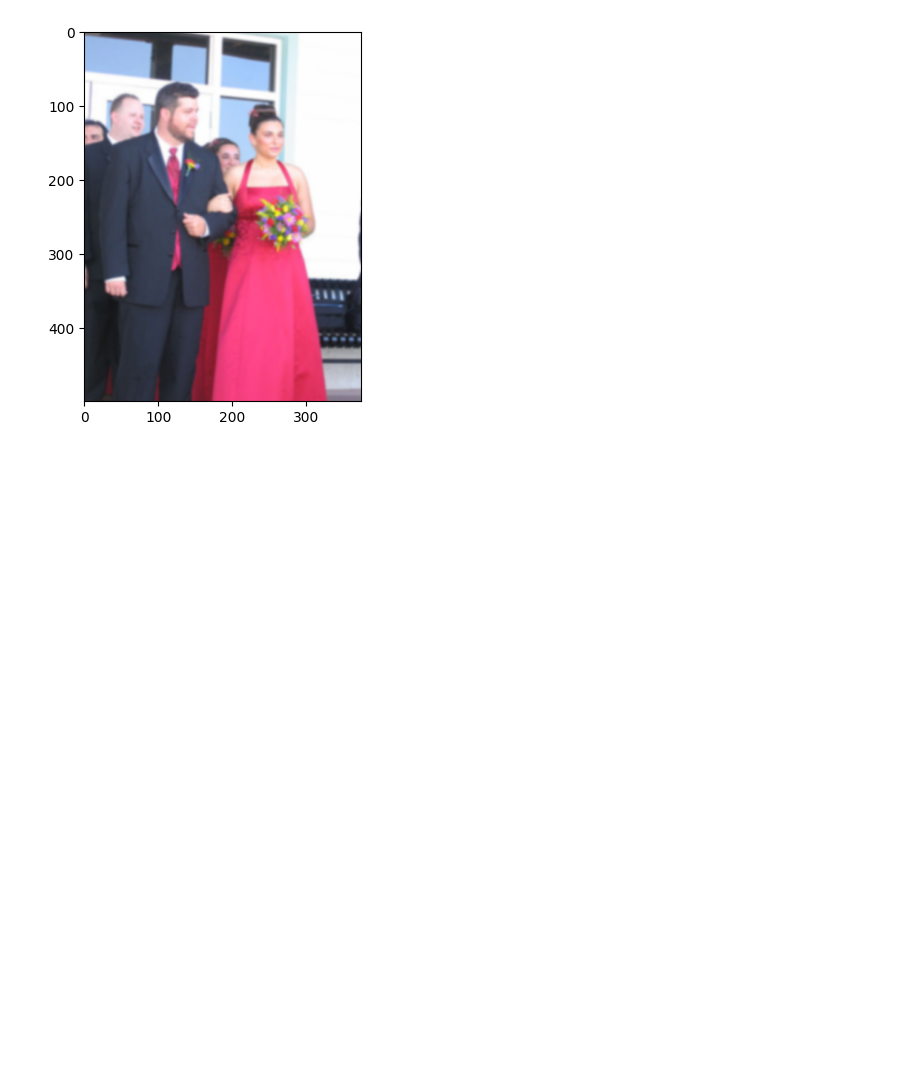
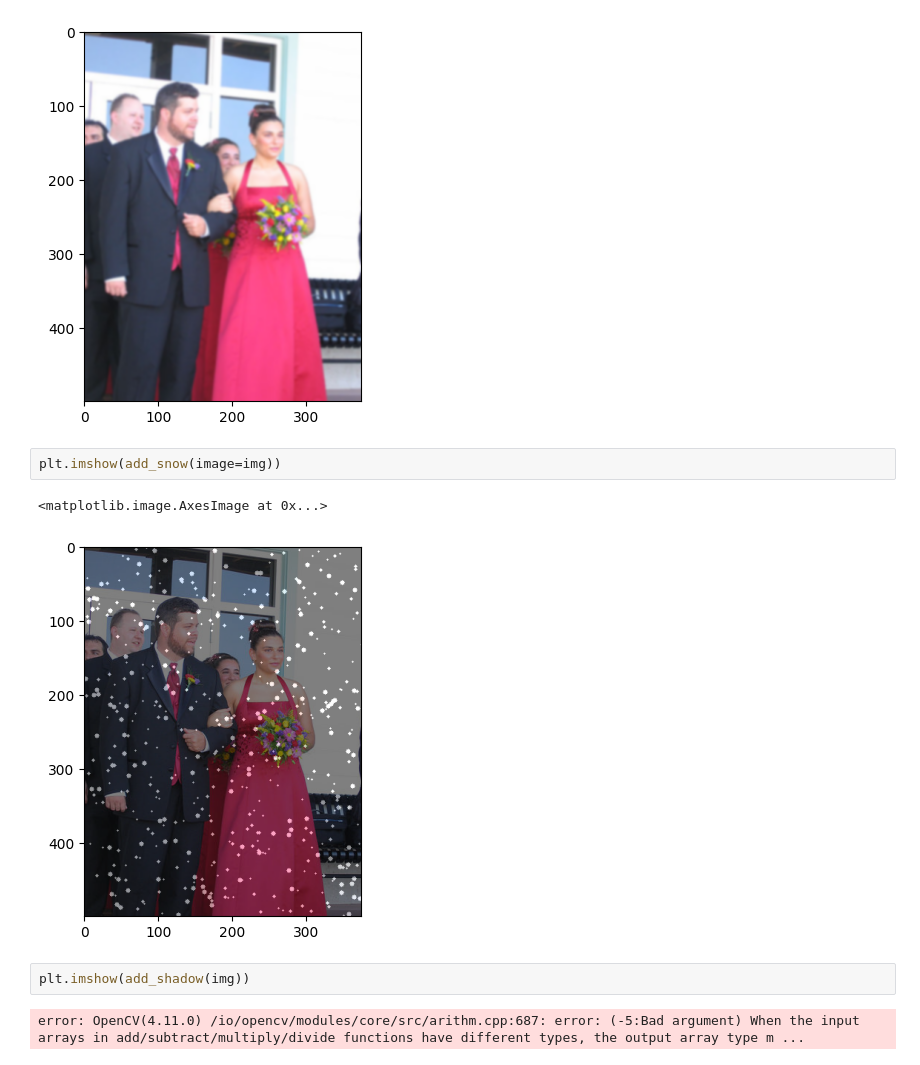
Before and after one commit to vpurushoth18/vlm_eye, a Jupyter notebook: noise-addition.ipynb, the cells around one changed output. Saved outputs shown, nothing was run; the diff lists cells and outputs as text; blank space fills up the shorter version.

```diff
--- a/noise-addition.ipynb
+++ b/noise-addition.ipynb
@@ -82,3 +85,12 @@ plt.imshow(apply_blur(img,0.2))
 # %% [output]
 <matplotlib.image.AxesImage at 0x...>
 [figure]
+# %%
+plt.imshow(add_snow(image=img))
+# %% [output]
+<matplotlib.image.AxesImage at 0x...>
+[figure, added]
+# %%
+plt.imshow(add_shadow(img))
+# %% [output]
+error: OpenCV(4.11.0) /io/opencv/modules/core/src/arithm.cpp:687: error: (-5:Bad argument) When the input arrays in add/subtract/multiply/divide functions have different types, the output array type m ...
```
Also changed, not shown: parts of 1 cell of this notebook, 2 other files.
